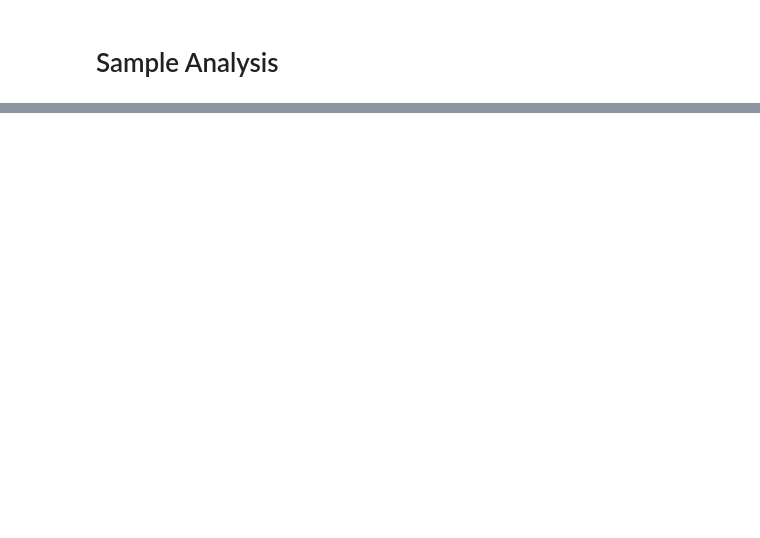
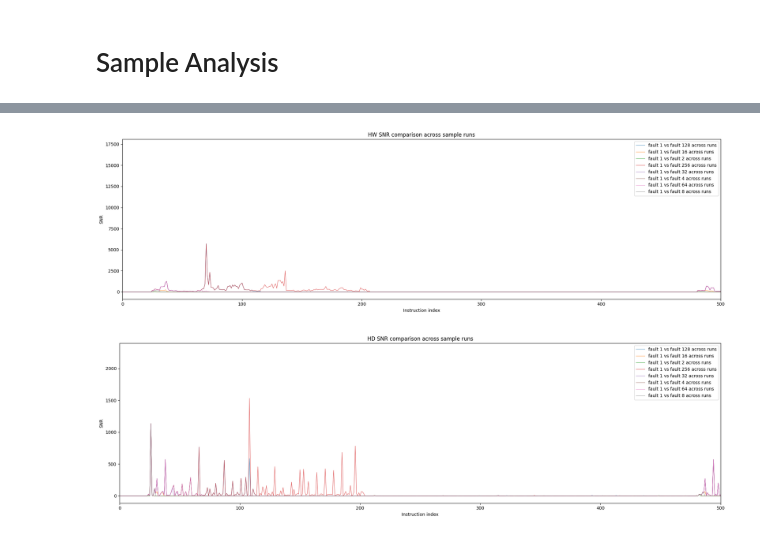
Before and after one commit to Vicentia/frodokem640_sidechannel_decapsulation, a Jupyter notebook: aes_sim_test/[ANALYSIS] sample_analysis.ipynb, the cells around one changed output, grey strips where cells are left out. Saved outputs shown, nothing was run; the diff lists cells and outputs as text; code cells hidden in the pictures; blank space fills up the shorter version.

```diff
--- a/aes_sim_test/[ANALYSIS] sample_analysis.ipynb
+++ b/aes_sim_test/[ANALYSIS] sample_analysis.ipynb
@@ -130,0 +104,78 @@ ValueError: Run 0 not found. Available HW runs: []
+# %%
+base_fault = 1
+faults_to_compare = [2, 4, 8, 16, 32, 64, 128, 256, 512]
+
+
+def stack_fault_across_runs(data_by_run, fault_order_by_run, fault):
+    traces = []
+    used_runs = []
+
+    for run_index, data in sorted(data_by_run.items()):
+        fault_to_row = {fault_value: row for row, fault_value in enumerate(fault_order_by_run[run_index])}
+        if fault not in fault_to_row:
+            continue
+
+        traces.append(data[fault_to_row[fault]])
+        used_runs.append(run_index)
+
+    if not traces:
+        return None, []
+
+    min_len = min(len(trace) for trace in traces)
+    return np.array([trace[:min_len] for trace in traces]), used_runs
+
+
+base_hw_traces, base_hw_runs = stack_fault_across_runs(data_HW_sample, hw_fault_order, base_fault)
+base_hd_traces, base_hd_runs = stack_fault_across_runs(data_HD_sample, hd_fault_order, base_fault)
+
+if base_hw_traces is None:
+    raise ValueError(f"Base fault {base_fault} not found in HW data")
+if base_hd_traces is None:
+    raise ValueError(f"Base fault {base_fault} not found in HD data")
+
+print(f"Base fault {base_fault} HW runs: {base_hw_runs}")
+print(f"Base fault {base_fault} HD runs: {base_hd_runs}")
+
+snr_hw = {}
+snr_hd = {}
+
+for alt_fault in faults_to_compare:
+    alt_hw_traces, alt_hw_runs = stack_fault_across_runs(data_HW_sample, hw_fault_order, alt_fault)
+    alt_hd_traces, alt_hd_runs = stack_fault_across_runs(data_HD_sample, hd_fault_order, alt_fault)
+
+    if alt_hw_traces is None or alt_hd_traces is None:
+        print(f"Skipping fault {alt_fault}: not present in HW or HD data")
+        continue
+
+    common_hw_runs = sorted(set(base_hw_runs) & set(alt_hw_runs))
+    common_hd_runs = sorted(set(base_hd_runs) & set(alt_hd_runs))
+
+    if len(common_hw_runs) < 2 or len(common_hd_runs) < 2:
+        print(
+            f"Skipping fault {alt_fault}: SNR needs at least 2 runs per class "
+            f"(HW runs={common_hw_runs}, HD runs={common_hd_runs})"
+        )
+        continue
+
+    key = f"fault {base_fault} vs fault {alt_fault} across runs"
+
+    snr_hw[key] = compute_snr(base_hw_traces, alt_hw_traces)
+    snr_hd[key] = compute_snr(base_hd_traces, alt_hd_traces)
+
+    print_top3_snr_indices(snr_hw[key], f"HW {key}")
+    print_top3_snr_indices(snr_hd[key], f"HD {key}")
+
+plot_snr_combined(
+    snr_hw,
+    f"HW SNR comparison across sample runs",
+    os.path.join(result_dir_sample, f"snr_HW_across_runs_combined.png"),
+    no_instructions=no_instructions,
+)
+
+plot_snr_combined(
+    snr_hd,
+    f"HD SNR comparison across sample runs",
+    os.path.join(result_dir_sample, f"snr_HD_across_runs_combined.png"),
+    no_instructions=no_instructions,
+)
+# %% [output]
@@ -130,0 +199,2 @@ ValueError: Run 0 not found. Available HW runs: []
+[figure, added]
+[figure, added]
```
Also changed, not shown: parts of 4 cells of this notebook, 21 other files.
